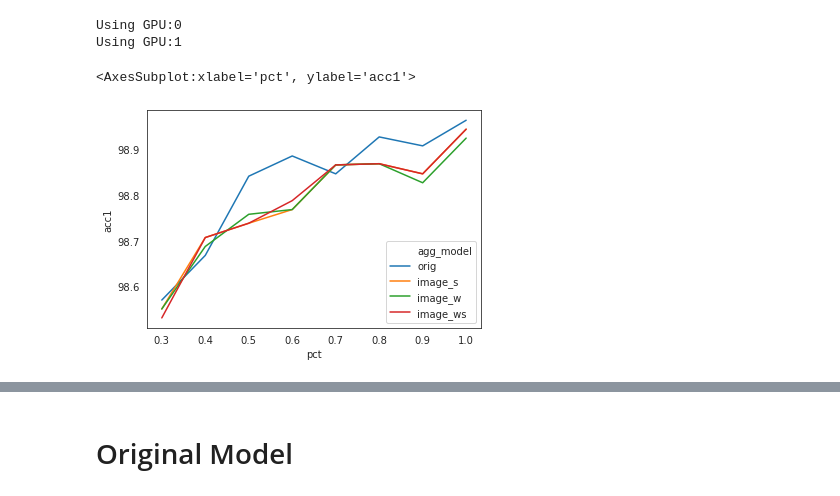
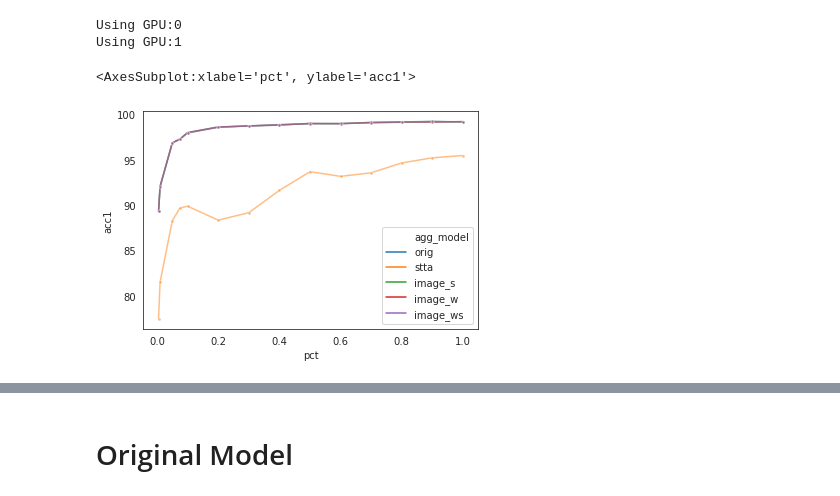
Before and after one commit to divyashan/test-time-augmentation, a Jupyter notebook: notebooks/new_method.ipynb, the cells around one changed output, grey strips where cells are left out. Drawn from its saved outputs; the diff is of its cells as text; code cells hidden in the pictures.

```diff
--- a/notebooks/new_method.ipynb
+++ b/notebooks/new_method.ipynb
@@ -39,15 +39,14 @@ def eval_agg_model(agg_model, dataloader):
     return np.mean(test_acc1s), np.mean(test_acc5s)
 
 
-def train_agg_model(model, n_augs, agg_model_name):
+def train_agg_model(model, n_augs, agg_model_name, n_features):
     if agg_model_name == 'image_s':
-        agg_model = ImageS(model, 0, 1)
+        agg_model = ImageS(model, 0, 1, n_features)
     elif agg_model_name == 'image_w':
         agg_model = ImageW(model,n_augs, 0, 1)
     elif agg_model_name == 'image_ws':
         agg_model = ImageWS(model,n_augs, 0, 1)
 
-    agg_model = ImageS(model, 0, 1)
     agg_model.cuda('cuda:0')
     criterion = torch.nn.CrossEntropyLoss()
     criterion.cuda('cuda:0')
@@ -116,6 +115,7 @@ test_data_loader = MyLoader([orig_test_loader, hflip_test_loader])
 # %%
 pcts = [.005, .01, .05, .075,  .1, .2, .3, .4, .5, .6, .7, .8, .9, 1]
 results = []
+n_features = 128
 for pct in tqdm(pcts):
     model = Net()
     model.load_state_dict(torch.load('../saved_models/mnist/mnist_cnn_' + str(pct) + '.pth'))
@@ -131,17 +131,18 @@ for pct in tqdm(pcts):
     results.append({'agg_model': 'stta', 'pct': pct, 'acc1': stta_acc1, 'acc5': stta_acc5})
 
     # image to s
-    s_model, losses, acc1s, acc5s = train_agg_model(model, n_augs, 'image_s')
+    s_model, losses, acc1s, acc5s = train_agg_model(model, n_augs, 'image_s', n_features)
     acc1, acc5 = eval_agg_model(s_model, test_data_loader)
     results.append({'agg_model': 'image_s', 'pct': pct, 'acc1': acc1, 'acc5': acc5})
 
     # image to w
-    w_model, losses, acc1s, acc5s = train_agg_model(model, n_augs, 'image_w')
+    w_model, losses, acc1s, acc5s = train_agg_model(model, n_augs, 'image_w', n_features)
     acc1, acc5 = eval_agg_model(w_model, test_data_loader)
     results.append({'agg_model': 'image_w', 'pct': pct, 'acc1': acc1, 'acc5': acc5})
 
     # image to s and w
-    ws_model, losses, acc1s, acc5s = train_agg_model(model, n_augs, 'image_ws')
+    ws_model, losses, acc1s, acc5s = train_agg_model(model, n_augs, 'image_ws', n_features)
     acc1, acc5 = eval_agg_model(ws_model, test_data_loader)
     results.append({'agg_model': 'image_ws', 'pct': pct, 'acc1': acc1, 'acc5': acc5})
 results_df = pd.DataFrame(results)
+results_df.to_csv('../results/mnist/image_inference_results')
@@ -148,10 +151,10 @@ results_df = pd.DataFrame(results)
 # %%
 import pandas as pd
 import seaborn as sns
 sns.set_style('white')
 non_stta = results_df[results_df['agg_model'] != 'stta']
 non_stta = non_stta[non_stta['pct'] > .2]
-sns.lineplot(x='pct', y='acc1', hue='agg_model', data=non_stta)
+sns.lineplot(x='pct', y='acc1', hue='agg_model', data=results_df, alpha=.5, marker='.')
 # %% [output]
 <AxesSubplot:xlabel='pct', ylabel='acc1'>
-[figure, old version]
+[figure, new version]
```
Also changed, not shown: parts of 2 cells of this notebook, 21 other files.
